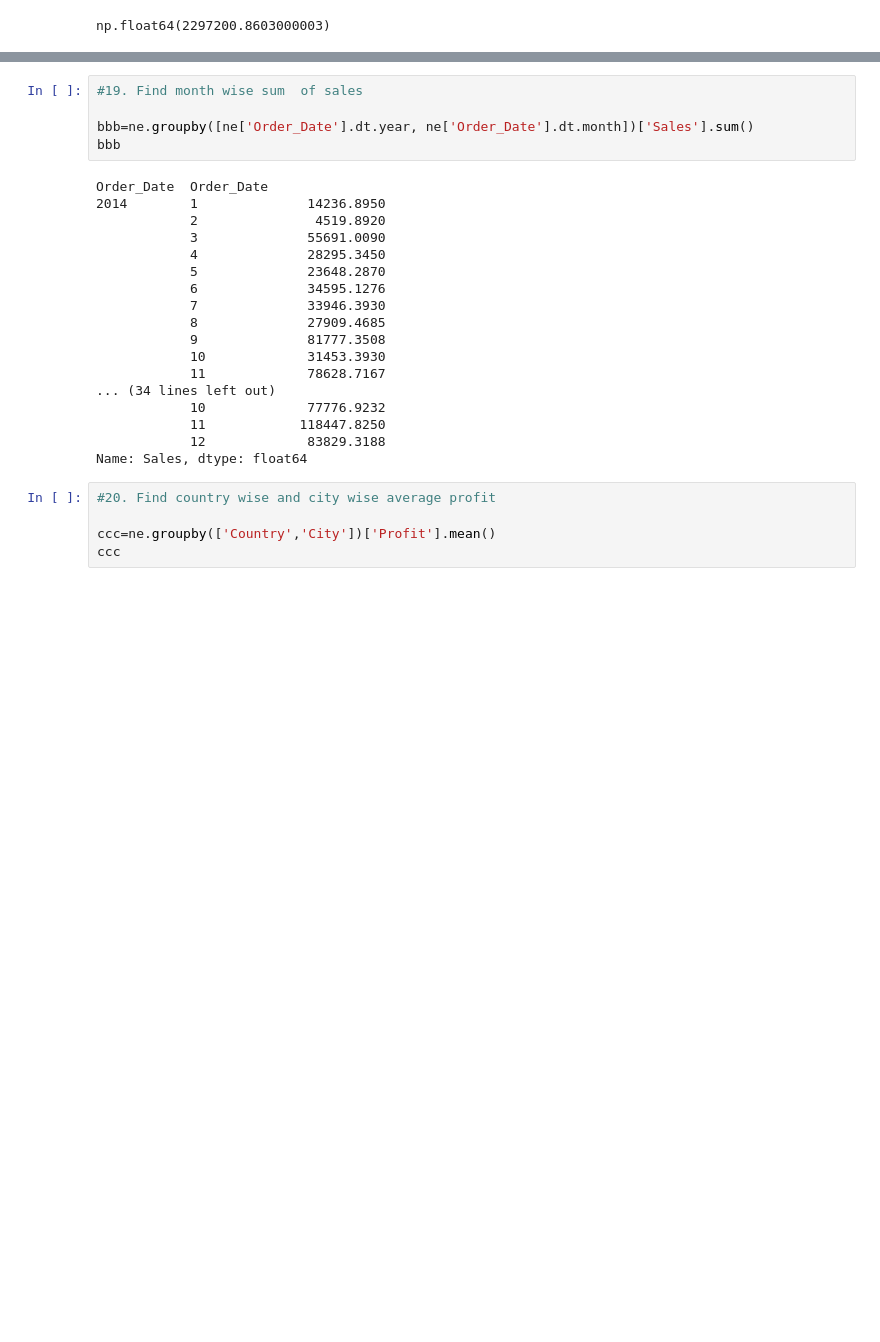
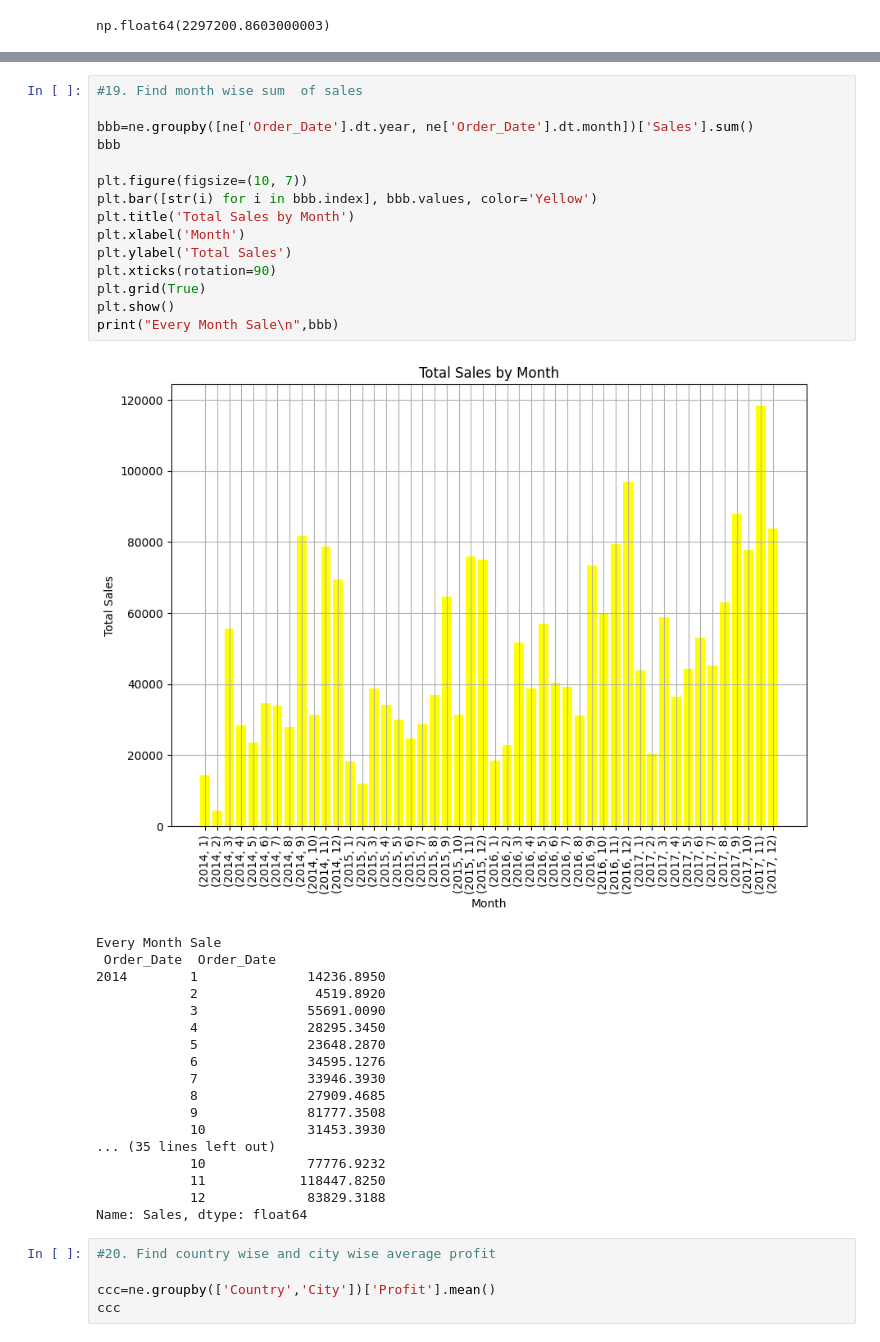
Before and after one commit to Akash05111998/NUMPY---PANDAS, a Jupyter notebook: Pandas Assignment/Pandas_assignment.ipynb, the cells around one changed output, grey strips where cells are left out. Drawn from its saved outputs; the diff is of its cells as text; blank space fills up the shorter version.

```diff
--- a/Pandas Assignment/Pandas_assignment.ipynb
+++ b/Pandas Assignment/Pandas_assignment.ipynb
@@ -367,10 +393,22 @@ Name: Sales, dtype: float64
 # %%
 #19. Find month wise sum  of sales
 
 bbb=ne.groupby([ne['Order_Date'].dt.year, ne['Order_Date'].dt.month])['Sales'].sum()
 bbb
+
+plt.figure(figsize=(10, 7))
+plt.bar([str(i) for i in bbb.index], bbb.values, color='Yellow')
+plt.title('Total Sales by Month')
+plt.xlabel('Month')
+plt.ylabel('Total Sales')
+plt.xticks(rotation=90)
+plt.grid(True)
+plt.show()
+print("Every Month Sale\n",bbb)
 # %% [output]
+[figure, added]
-Order_Date  Order_Date
+Every Month Sale
+ Order_Date  Order_Date
 2014        1              14236.8950
             2               4519.8920
             3              55691.0090
@@ -381,8 +419,7 @@ Order_Date  Order_Date
             8              27909.4685
             9              81777.3508
             10             31453.3930
-            11             78628.7167
-... (34 lines left out)
+... (35 lines left out)
             10             77776.9232
             11            118447.8250
             12             83829.3188
```
Also changed, not shown: parts of 11 cells of this notebook.
